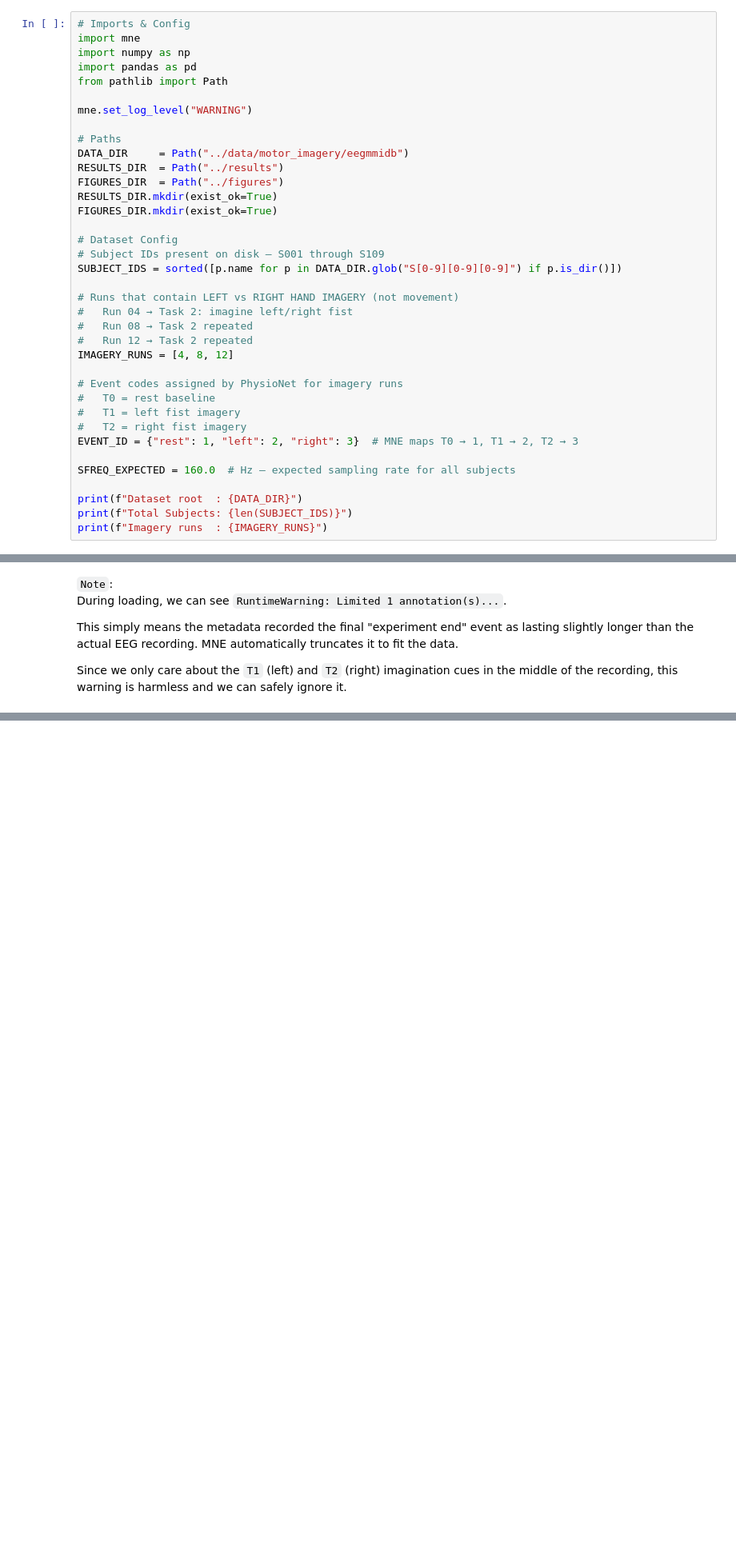
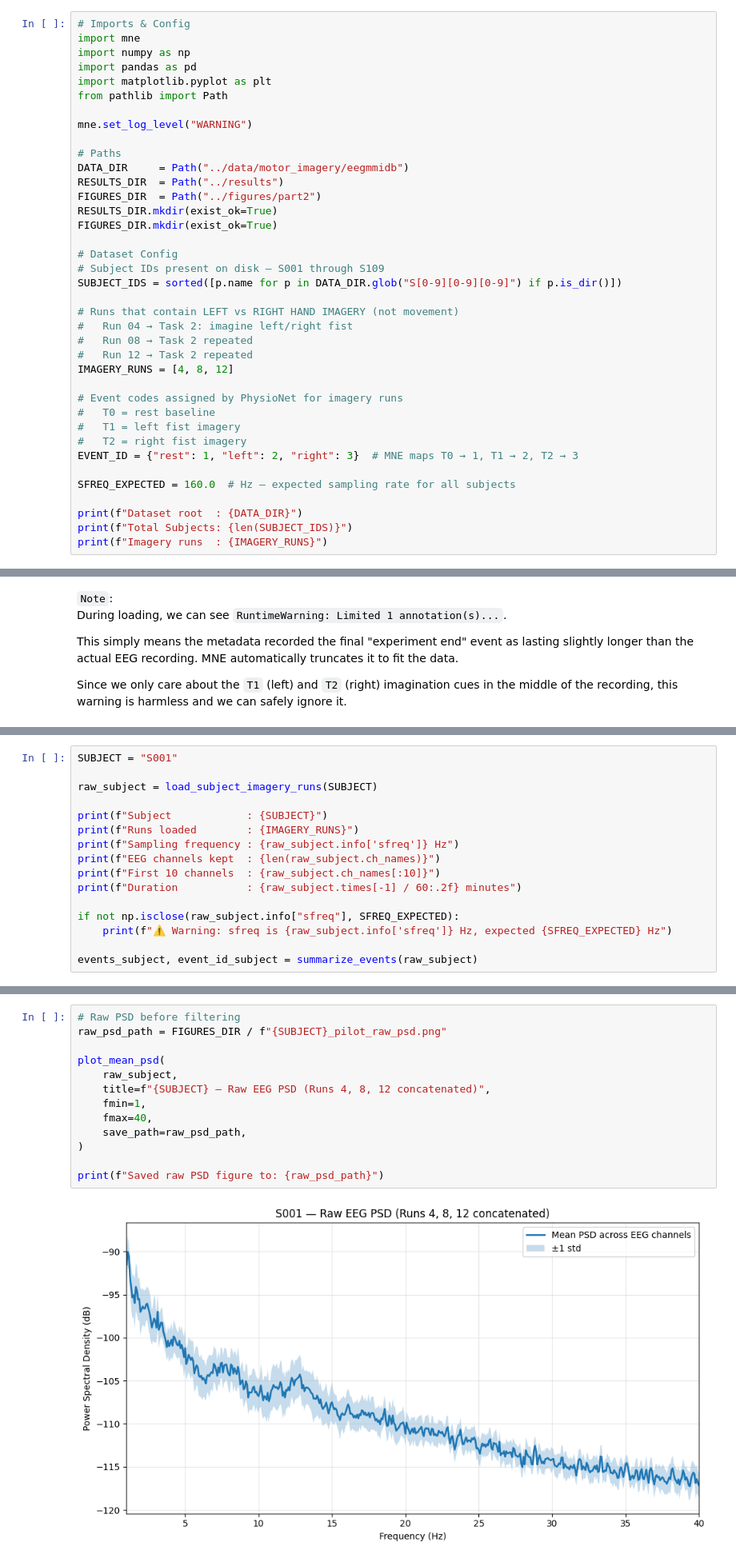
Before and after one commit to neehanthreddym/eeg-signal-processing-classification, a Jupyter notebook: notebooks/part2_motor_imagery.ipynb, the cells around one changed output, grey strips where cells are left out. Shown at 80% size. Saved outputs shown, nothing was run; the diff lists cells and outputs as text; blank space fills up the shorter version.

Commit message:
feat: EEG signal preprocessing, PSD visualization, and event summary logic for single subject

```diff
--- a/notebooks/part2_motor_imagery.ipynb
+++ b/notebooks/part2_motor_imagery.ipynb
@@ -11,6 +11,7 @@
 import mne
 import numpy as np
 import pandas as pd
+import matplotlib.pyplot as plt
 from pathlib import Path
 
 mne.set_log_level("WARNING")
@@ -18,7 +19,7 @@ mne.set_log_level("WARNING")
 # Paths
 DATA_DIR     = Path("../data/motor_imagery/eegmmidb")
 RESULTS_DIR  = Path("../results")
-FIGURES_DIR  = Path("../figures")
+FIGURES_DIR  = Path("../figures/part2")
 RESULTS_DIR.mkdir(exist_ok=True)
 FIGURES_DIR.mkdir(exist_ok=True)
 
@@ -303,0 +409,16 @@ Final SUBJECT count: 106
+# %%
+SUBJECT = "S001"
+
+raw_subject = load_subject_imagery_runs(SUBJECT)
+
+print(f"Subject            : {SUBJECT}")
+print(f"Runs loaded        : {IMAGERY_RUNS}")
+print(f"Sampling frequency : {raw_subject.info['sfreq']} Hz")
+print(f"EEG channels kept  : {len(raw_subject.ch_names)}")
+print(f"First 10 channels  : {raw_subject.ch_names[:10]}")
+print(f"Duration           : {raw_subject.times[-1] / 60:.2f} minutes")
+
+if not np.isclose(raw_subject.info["sfreq"], SFREQ_EXPECTED):
+    print(f"⚠️ Warning: sfreq is {raw_subject.info['sfreq']} Hz, expected {SFREQ_EXPECTED} Hz")
+
+events_subject, event_id_subject = summarize_events(raw_subject)
@@ -303,0 +438,15 @@ Final SUBJECT count: 106
+# %%
+# Raw PSD before filtering
+raw_psd_path = FIGURES_DIR / f"{SUBJECT}_pilot_raw_psd.png"
+
+plot_mean_psd(
+    raw_subject,
+    title=f"{SUBJECT} — Raw EEG PSD (Runs 4, 8, 12 concatenated)",
+    fmin=1,
+    fmax=40,
+    save_path=raw_psd_path,
+)
+
+print(f"Saved raw PSD figure to: {raw_psd_path}")
+# %% [output]
+[figure, added]
```
Also changed, not shown: parts of 11 cells of this notebook, 2 other files.
